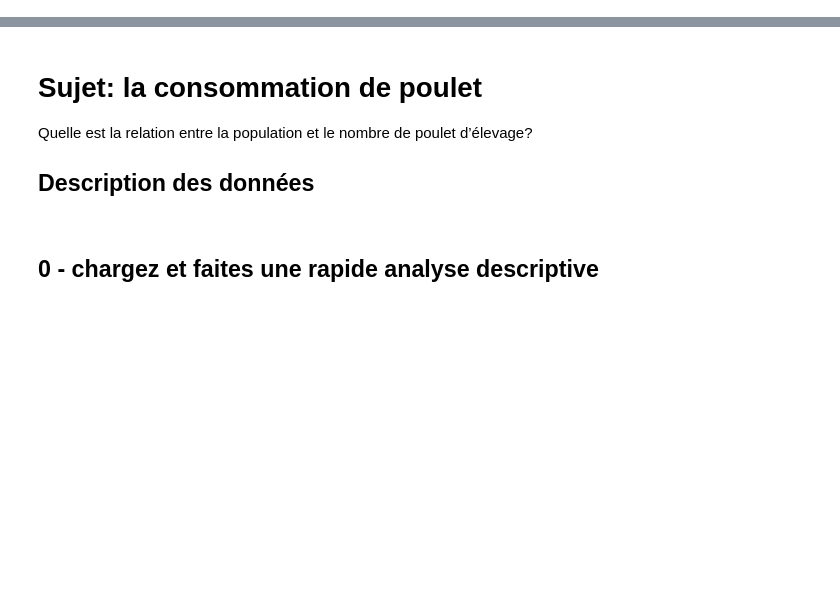
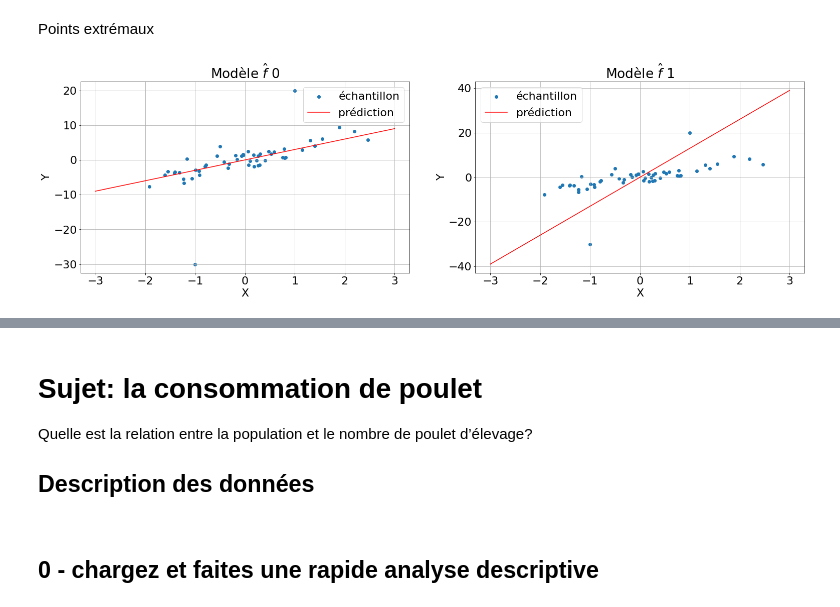
Before and after one commit to ML-for-B-E/linear-regression-course, a Jupyter notebook: notebooks/1-simple_linear_regression.ipynb, the cells around one changed output, grey strips where cells are left out. Cells and saved outputs as stored; diff of their text form; code cells hidden in the pictures; blank space fills up the shorter version.

```diff
--- a/notebooks/1-simple_linear_regression.ipynb
+++ b/notebooks/1-simple_linear_regression.ipynb
@@ -17,0 +97,28 @@ X est la variable explicative et Y qui est une information continue, est la vari
+# %% [markdown]
+Points extrémaux
+# %%
+X = np.random.randn(50)
+Y = 3 * X + np.random.randn(50) / 0.5
+
+X = np.hstack((X, np.array([1, -1])))
+Y = np.hstack((Y, np.array([20, -30])))
+
+params = [ (3, 0), (13, 0)]
+
+
+plt.figure(figsize=(40, 7))
+plt.grid(True)
+
+for k in range(len(params)):
+    plt.subplot(1, 3, k+1)
+    plt.grid(True)
+    plt.scatter(X, Y, label='échantillon')
+    plt.ylabel('Y')
+    plt.xlabel('X')
+
+    plt.plot(np.linspace(-3, 3, 100), params[k][0] * np.linspace(-3, 3, 100) + params[k][1], label='prédiction', color='red')
+
+    plt.title('Modèle $\hat{f}$ ' + str(k))
+    plt.legend()
+# %% [output]
+[figure, added]
```
Also changed, not shown: parts of 44 cells of this notebook, 1 other file.
